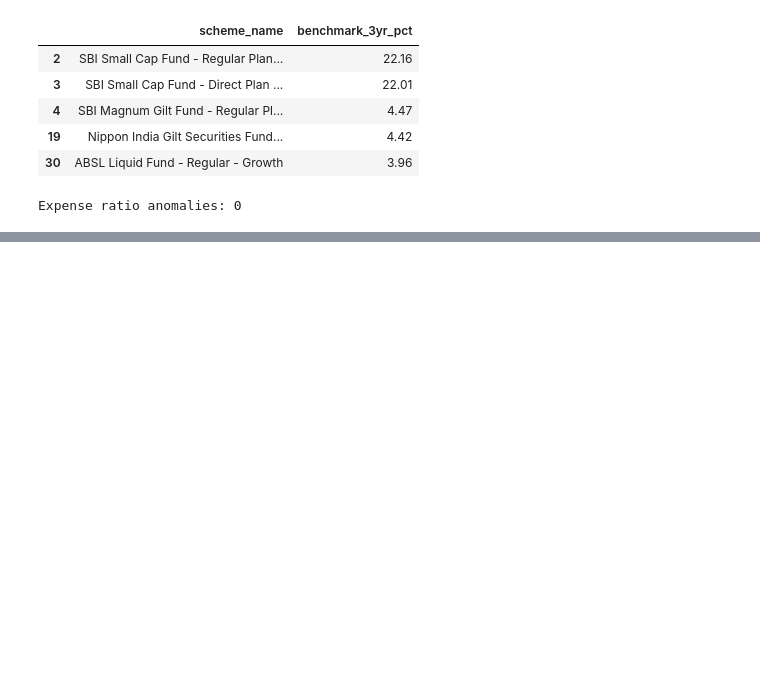
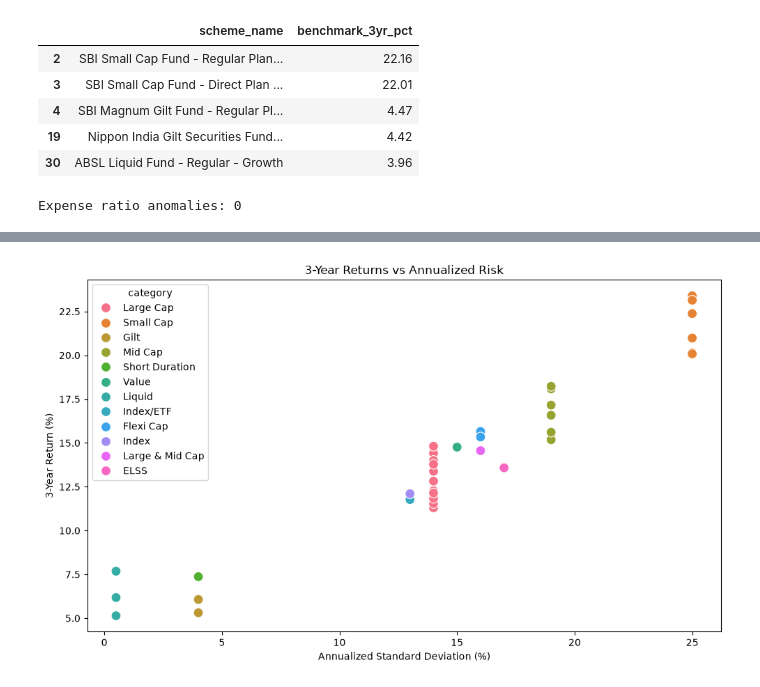
Before and after one commit to UnnimayaVAshok/my_projects, a Jupyter notebook: Capstone_project/notebooks/07_scheme_performance_analysis.ipynb, the cells around one changed output, grey strips where cells are left out. Saved outputs shown, nothing was run; the diff lists cells and outputs as text; code cells hidden in the pictures; blank space fills up the shorter version.

```diff
--- a/Capstone_project/notebooks/07_scheme_performance_analysis.ipynb
+++ b/Capstone_project/notebooks/07_scheme_performance_analysis.ipynb
@@ -202,0 +562,22 @@ Expense ratio anomalies: 0
+# %%
+plt.figure(figsize=(10, 6))
+
+sns.scatterplot(
+    data=df_07,
+    x='std_dev_ann_pct',
+    y='return_3yr_pct',
+    hue='category',
+    s=100
+)
+
+plt.title('3-Year Returns vs Annualized Risk')
+plt.xlabel('Annualized Standard Deviation (%)')
+plt.ylabel('3-Year Return (%)')
+plt.tight_layout()
+
+plt.savefig('../reports/plots/return_vs_risk.png',
+            dpi=300, bbox_inches='tight')
+
+plt.show()
+# %% [output]
+[figure, added]
```
Also changed, not shown: parts of 52 cells of this notebook, 33 other files.
